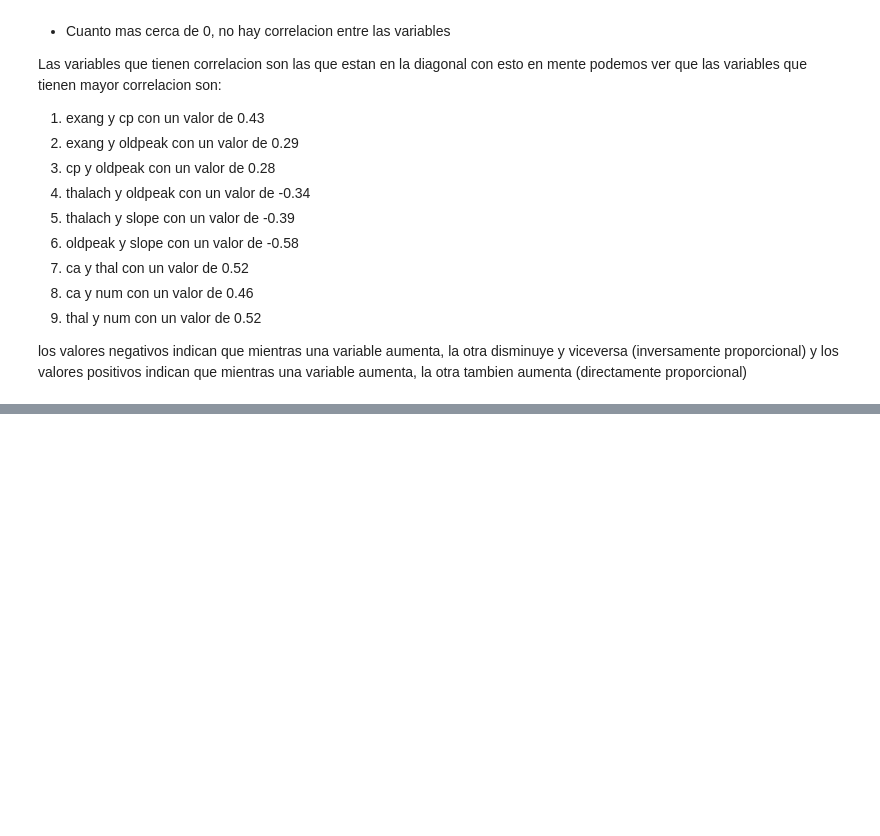
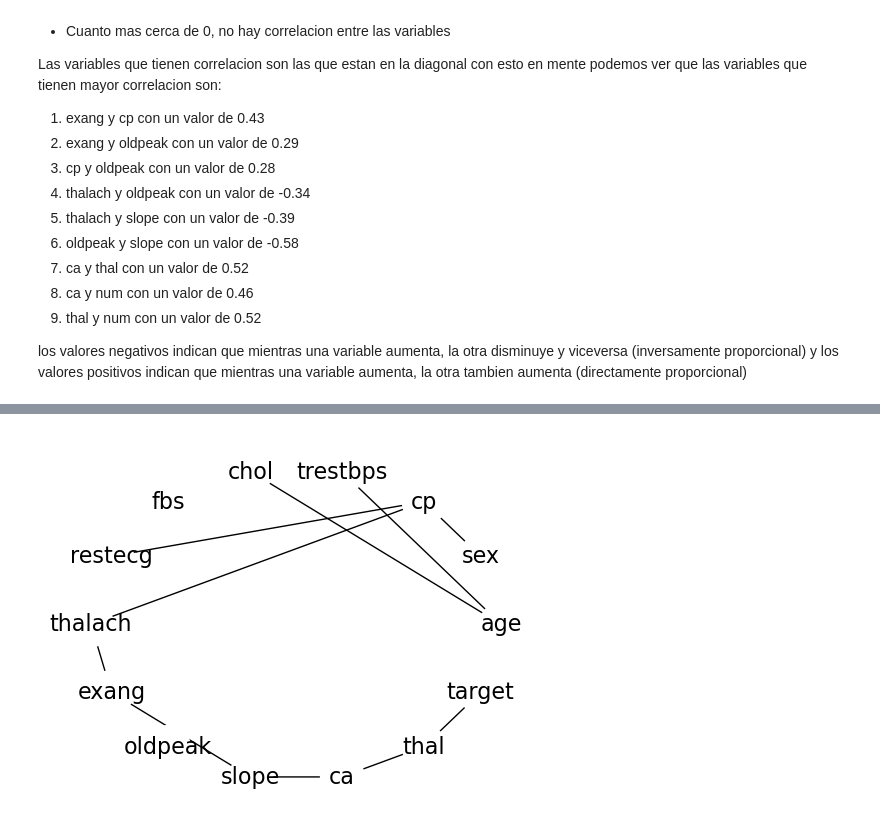
Before and after one commit to juancbello/Proyecto1AC, a Jupyter notebook: Proyecto 1 - AC.ipynb, the cells around one changed output, grey strips where cells are left out. Cells and saved outputs as stored; diff of their text form; code cells hidden in the pictures; blank space fills up the shorter version.

```diff
--- a/Proyecto 1 - AC.ipynb
+++ b/Proyecto 1 - AC.ipynb
@@ -130,0 +323,26 @@ los valores negativos indican que mientras una variable aumenta, la otra disminu
+# %%
+import networkx as nx
+import matplotlib.pyplot as plt
+
+# Crear un objeto de tipo DiGraph
+G = nx.DiGraph()
+
+# Agregar nodos al grafo
+G.add_nodes_from(['age', 'sex', 'cp', 'trestbps', 'chol', 'fbs', 'restecg', 'thalach', 'exang', 'oldpeak', 'slope', 'ca', 'thal', 'target'])
+
+# Agregar arcos al grafo
+G.add_edges_from([('age', 'trestbps'), ('age', 'chol'), ('sex', 'cp'), ('cp', 'thalach'), ('cp', 'restecg'),
+                  ('thalach', 'exang'), ('exang', 'slope'), ('slope', 'ca'), ('ca', 'thal'), ('thal', 'target')])
+
+# Definir la posición de cada nodo
+pos = nx.circular_layout(G)
+
+# Dibujar la red bayesiana
+nx.draw_networkx_nodes(G, pos, node_color='white', node_size=1000)
+nx.draw_networkx_labels(G, pos, font_size=16, font_family='sans-serif')
+nx.draw_networkx_edges(G, pos, edge_color='black', arrows=True, width=1)
+
+plt.axis('off')
+plt.show()
+# %% [output]
+[figure, added]
```
Also changed, not shown: parts of 18 cells of this notebook.
